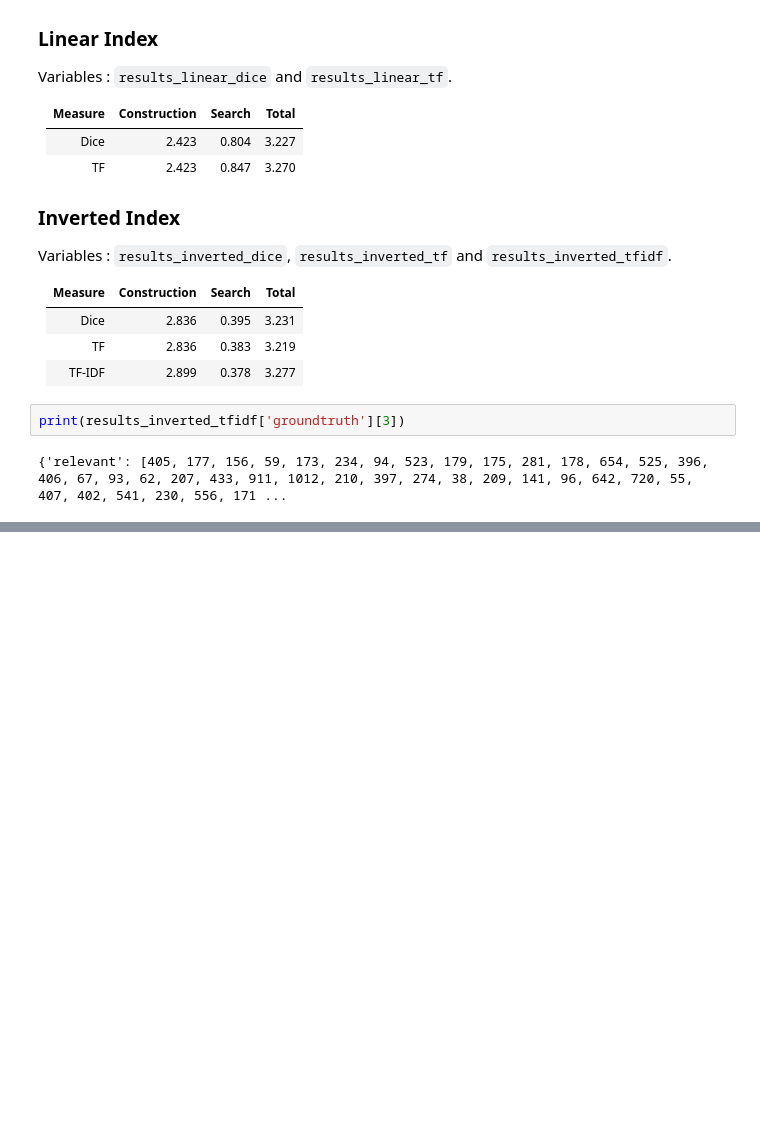
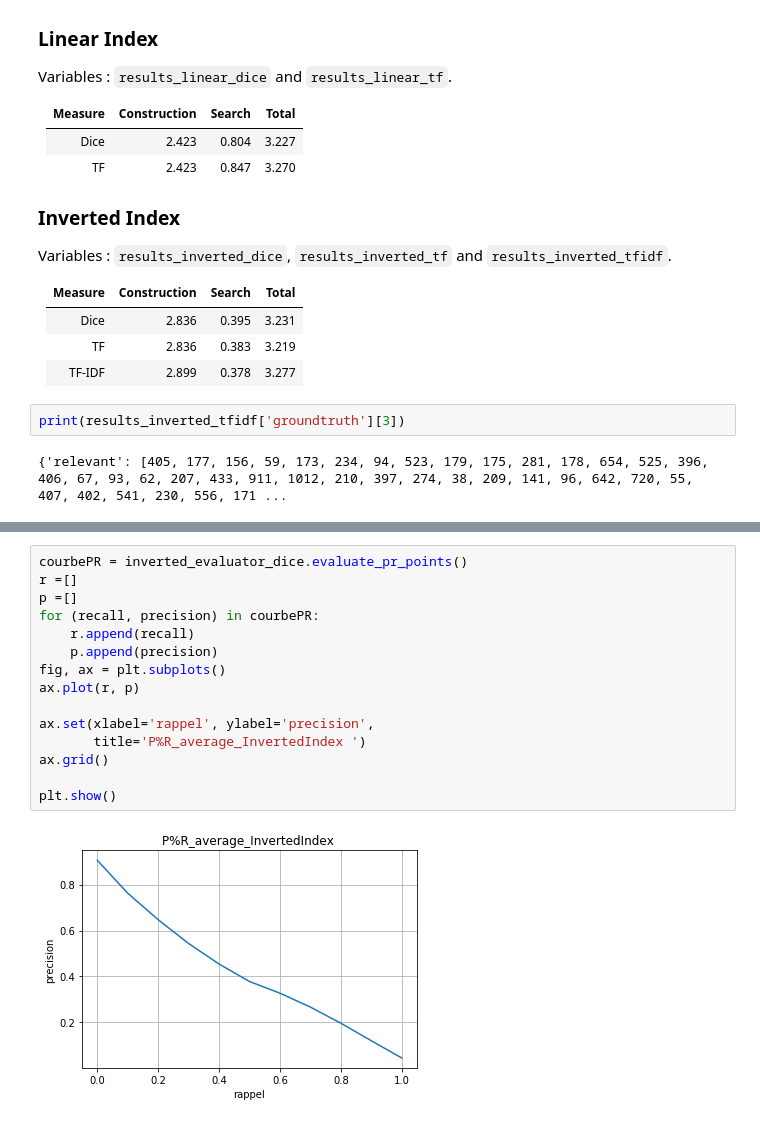
Before and after one commit to Xylean/ir_text, a Jupyter notebook: ir_text_notebook.ipynb, the cells around one changed output, grey strips where cells are left out. Cells and saved outputs as stored; diff of their text form; blank space fills up the shorter version.

```diff
--- a/ir_text_notebook.ipynb
+++ b/ir_text_notebook.ipynb
@@ -184,0 +268,17 @@ print(results_inverted_tfidf['groundtruth'][3])
+# %%
+courbePR = inverted_evaluator_dice.evaluate_pr_points()
+r =[]
+p =[]
+for (recall, precision) in courbePR:
+    r.append(recall)
+    p.append(precision)
+fig, ax = plt.subplots()
+ax.plot(r, p)
+
+ax.set(xlabel='rappel', ylabel='precision',
+       title='P%R_average_InvertedIndex ')
+ax.grid()
+
+plt.show()
+# %% [output]
+[figure, added]
```
Also changed, not shown: parts of 24 cells of this notebook.
